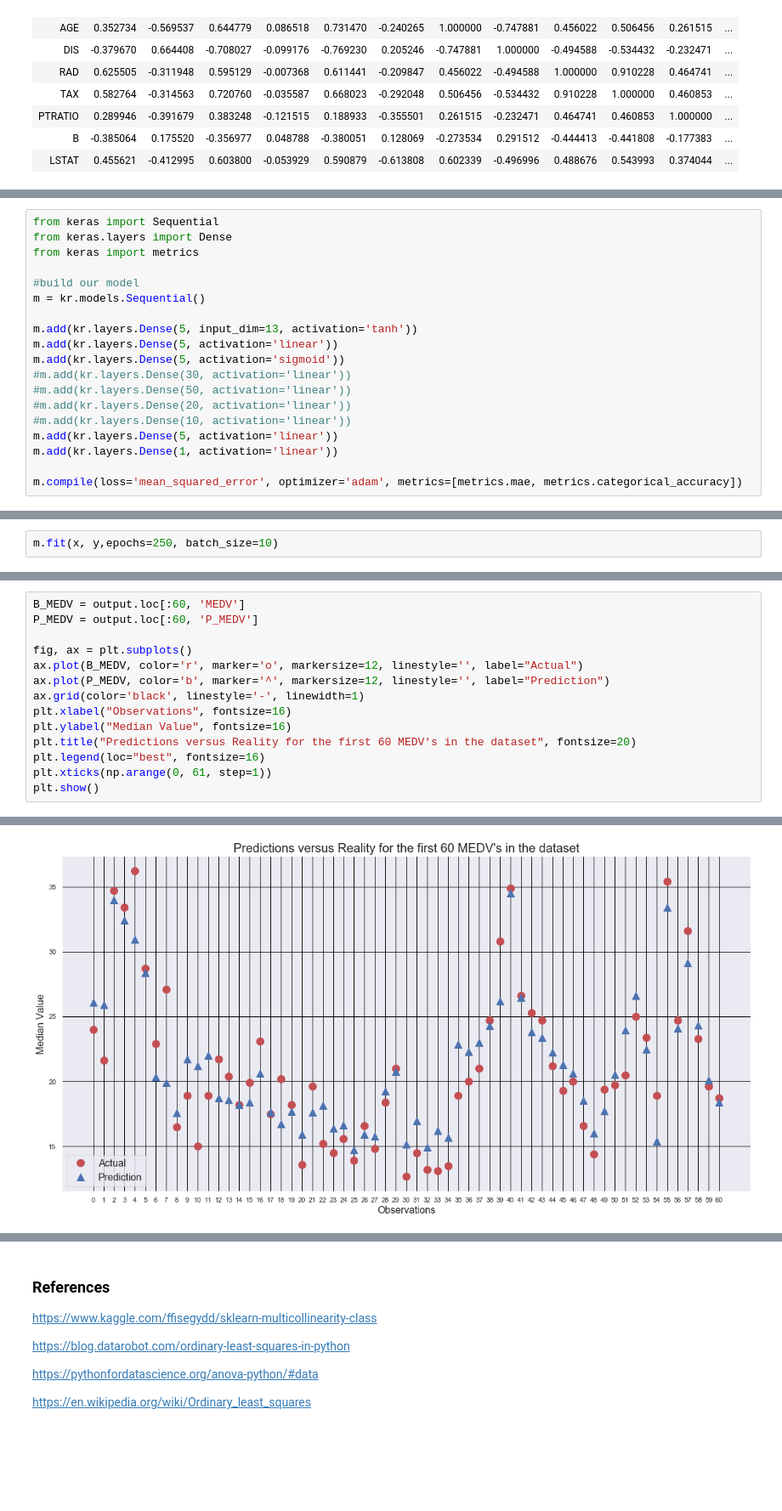
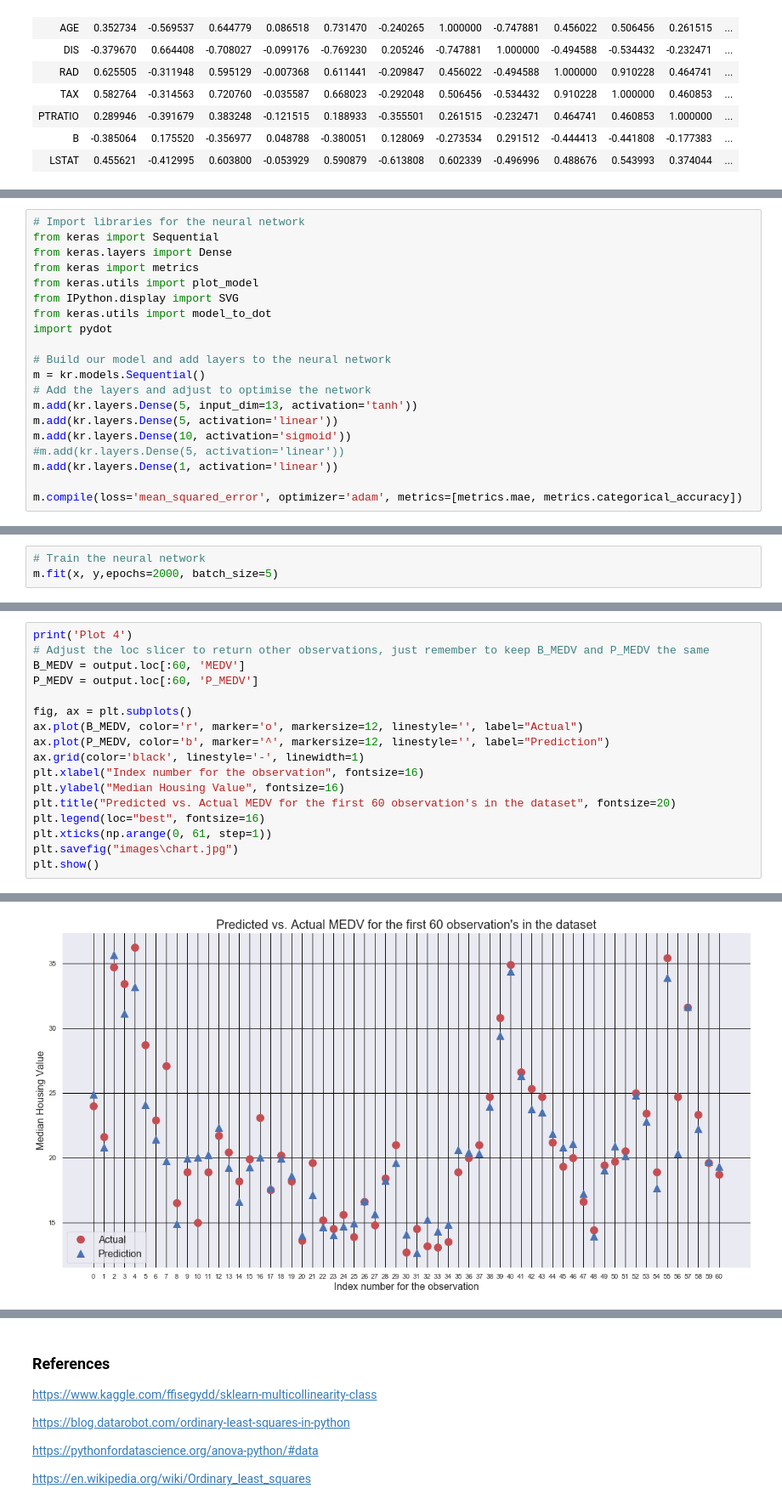
Before and after one commit to SimonMcLain/ML-Statistics-Project-2019-G00364775, a Jupyter notebook: Submission.ipynb, the cells around one changed output, grey strips where cells are left out. Shown: that part at 85% size. Cells and saved outputs as stored; diff of their text form; blank space fills up the shorter version.

Commit message:
more tuning of network

```diff
--- a/Submission.ipynb
+++ b/Submission.ipynb
@@ -361,19 +328,20 @@ xwhite.corr().round()
 # %%
+# Import libraries for the neural network
 from keras import Sequential
 from keras.layers import Dense
 from keras import metrics
+from keras.utils import plot_model
+from IPython.display import SVG
+from keras.utils import model_to_dot
+import pydot
 
-#build our model
+# Build our model and add layers to the neural network
 m = kr.models.Sequential()
-
+# Add the layers and adjust to optimise the network
 m.add(kr.layers.Dense(5, input_dim=13, activation='tanh'))
 m.add(kr.layers.Dense(5, activation='linear'))
-m.add(kr.layers.Dense(5, activation='sigmoid'))
-#m.add(kr.layers.Dense(30, activation='linear'))
-#m.add(kr.layers.Dense(50, activation='linear'))
-#m.add(kr.layers.Dense(20, activation='linear'))
-#m.add(kr.layers.Dense(10, activation='linear'))
-m.add(kr.layers.Dense(5, activation='linear'))
+m.add(kr.layers.Dense(10, activation='sigmoid'))
+#m.add(kr.layers.Dense(5, activation='linear'))
 m.add(kr.layers.Dense(1, activation='linear'))
 
 m.compile(loss='mean_squared_error', optimizer='adam', metrics=[metrics.mae, metrics.categorical_accuracy])
@@ -383,3 +352,4 @@ y = target
 # %%
-m.fit(x, y,epochs=250, batch_size=10)
+# Train the neural network
+m.fit(x, y,epochs=2000, batch_size=5)
 # %% [output]
@@ -426,4 +393,6 @@ output
 # %%
+print('Plot 4')
+# Adjust the loc slicer to return other observations, just remember to keep B_MEDV and P_MEDV the same
 B_MEDV = output.loc[:60, 'MEDV']
 P_MEDV = output.loc[:60, 'P_MEDV']
 
@@ -431,10 +400,11 @@ fig, ax = plt.subplots()
 ax.plot(B_MEDV, color='r', marker='o', markersize=12, linestyle='', label="Actual")
 ax.plot(P_MEDV, color='b', marker='^', markersize=12, linestyle='', label="Prediction")
 ax.grid(color='black', linestyle='-', linewidth=1)
-plt.xlabel("Observations", fontsize=16)
-plt.ylabel("Median Value", fontsize=16)
-plt.title("Predictions versus Reality for the first 60 MEDV's in the dataset", fontsize=20)
+plt.xlabel("Index number for the observation", fontsize=16)
+plt.ylabel("Median Housing Value", fontsize=16)
+plt.title("Predicted vs. Actual MEDV for the first 60 observation's in the dataset", fontsize=20)
 plt.legend(loc="best", fontsize=16)
 plt.xticks(np.arange(0, 61, step=1))
+plt.savefig("images\chart.jpg")
 plt.show()
 # %% [output]
@@ -441 +412 @@ plt.show()
-[figure, old version]
+[figure, new version]
```
Also changed, not shown: parts of 46 cells of this notebook, 5 other files.
